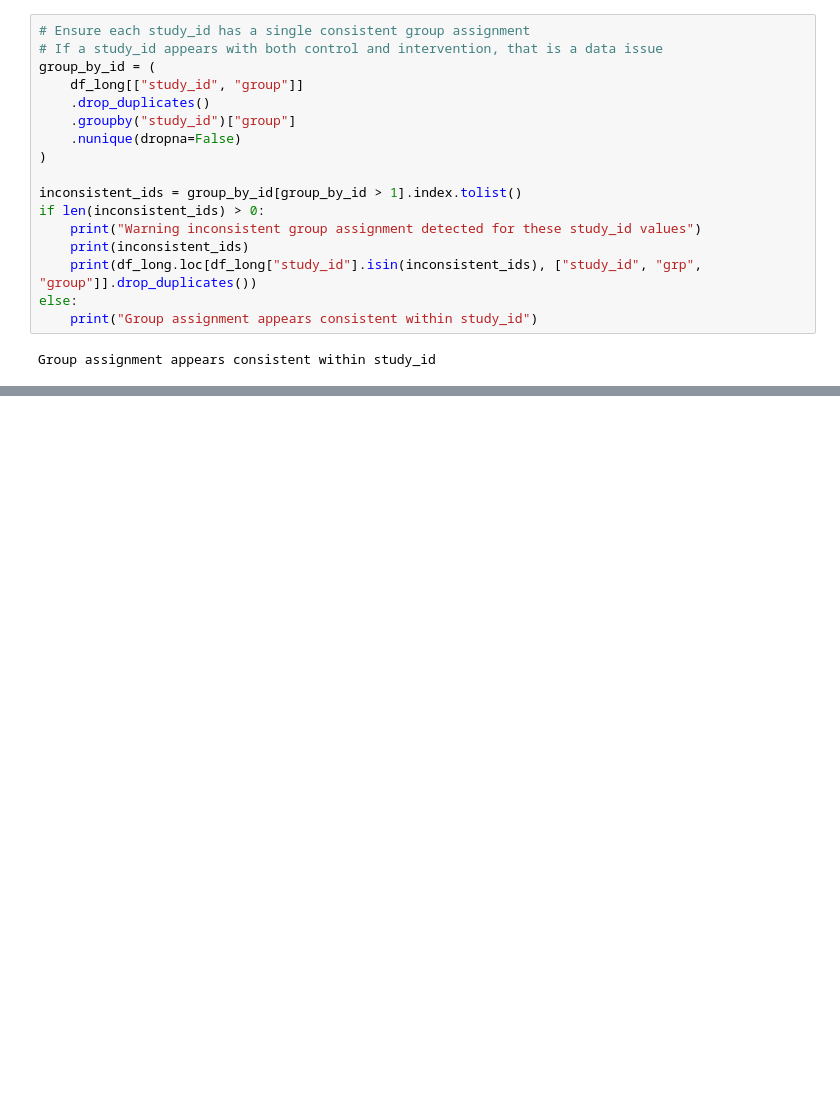
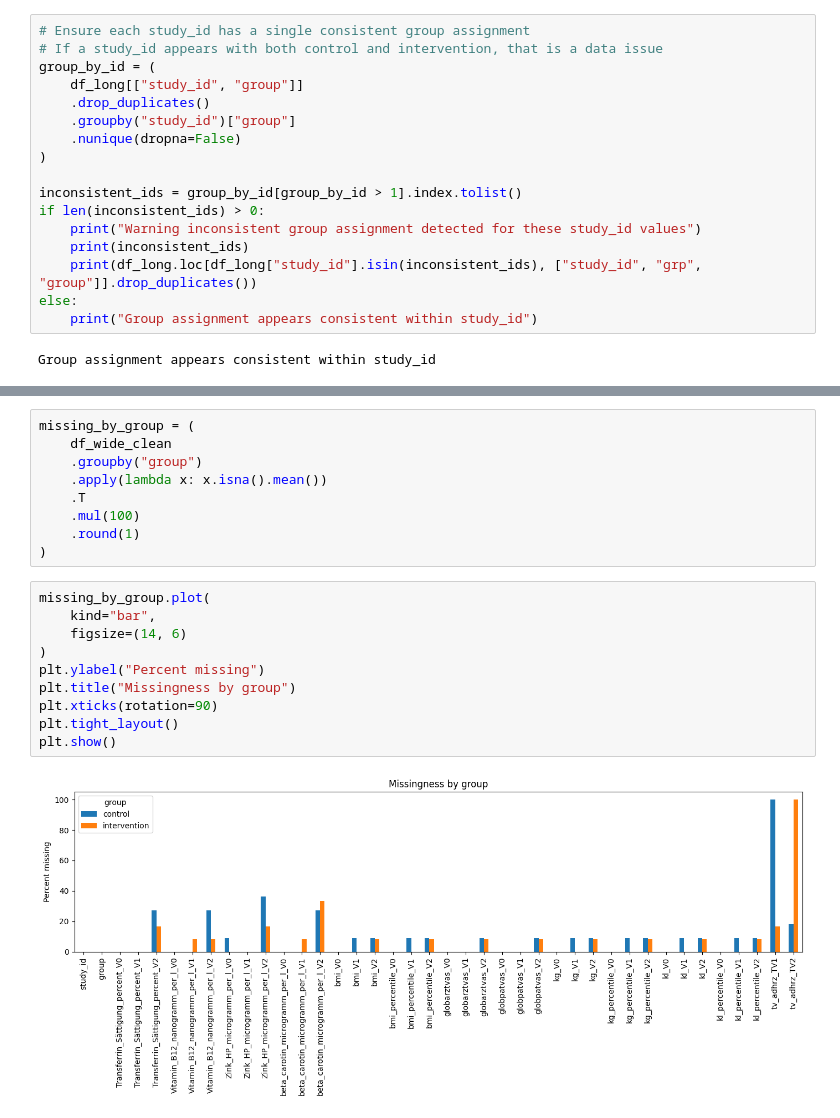
Before and after one commit to sschepanski/NutriJIA, a Jupyter notebook: scr/Analysis.ipynb, the cells around one changed output, grey strips where cells are left out. Drawn from its saved outputs; the diff is of its cells as text; blank space fills up the shorter version.

```diff
--- a/scr/Analysis.ipynb
+++ b/scr/Analysis.ipynb
@@ -755,0 +524,21 @@ Baseline descriptive table for globarztvas
+# %%
+missing_by_group = (
+    df_wide_clean
+    .groupby("group")
+    .apply(lambda x: x.isna().mean())
+    .T
+    .mul(100)
+    .round(1)
+)
+# %%
+missing_by_group.plot(
+    kind="bar",
+    figsize=(14, 6)
+)
+plt.ylabel("Percent missing")
+plt.title("Missingness by group")
+plt.xticks(rotation=90)
+plt.tight_layout()
+plt.show()
+# %% [output]
+[figure, added]
```
Also changed, not shown: parts of 137 cells of this notebook, 1 other file.
